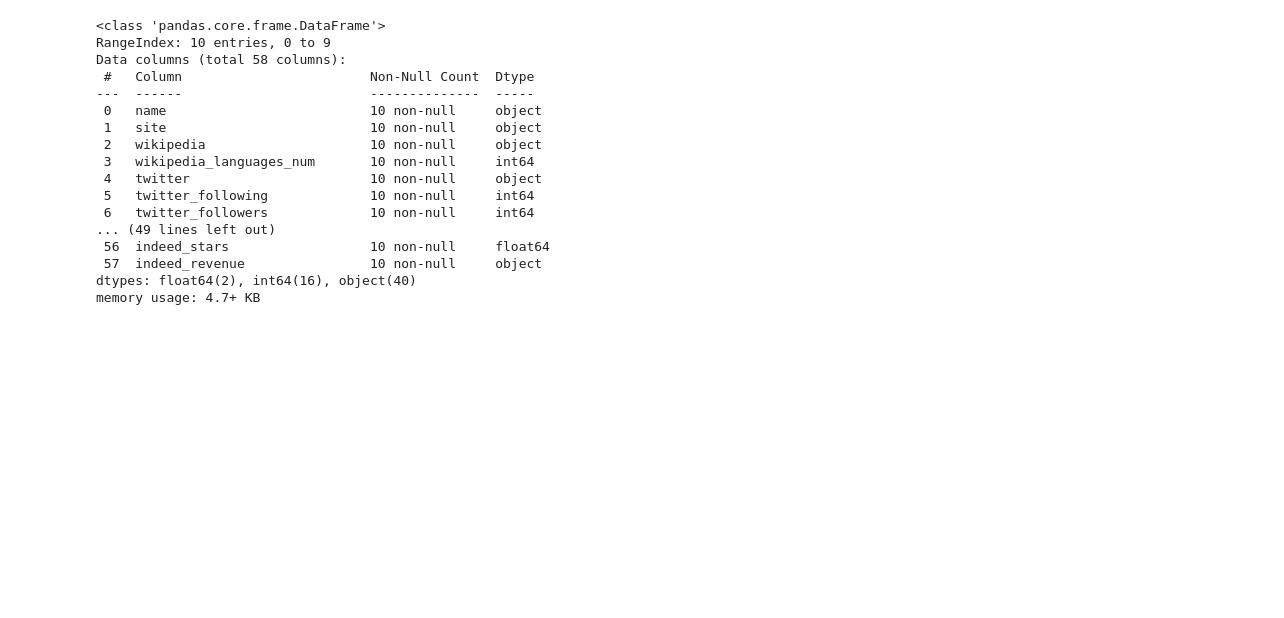
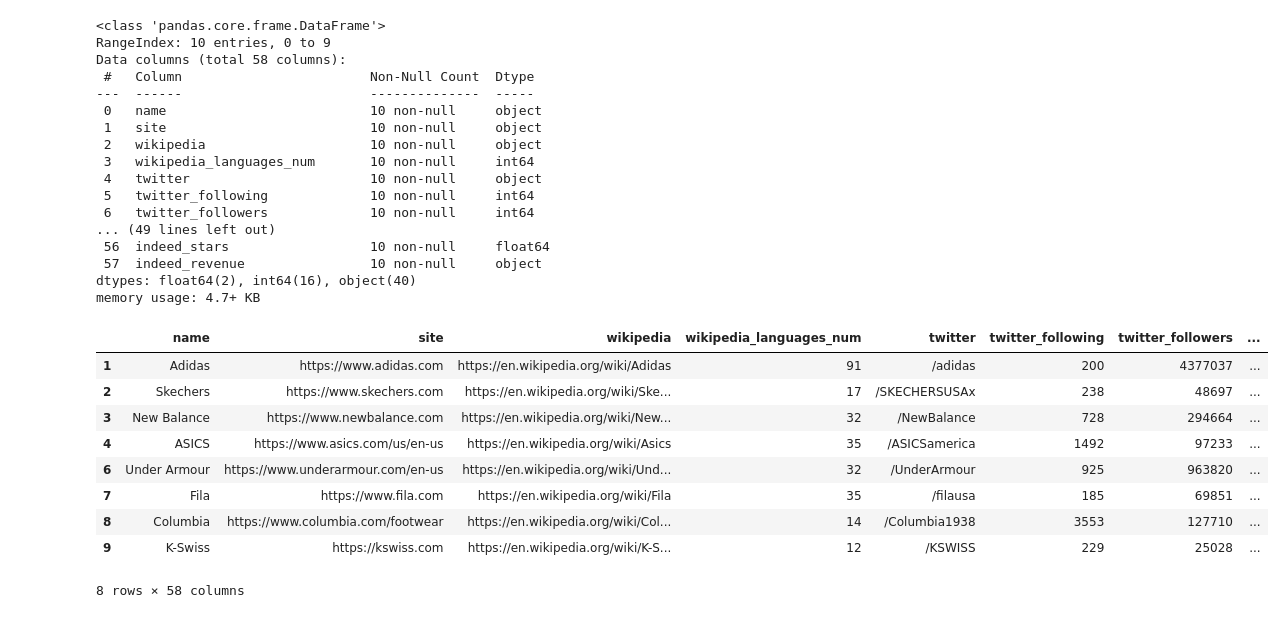
Before and after one commit to MariyaYu/Lesson_1, a Jupyter notebook: Untitled12.ipynb, the cells around one changed output. Drawn from its saved outputs; the diff is of its cells as text; code cells hidden in the pictures; blank space fills up the shorter version.

```diff
--- a/Untitled12.ipynb
+++ b/Untitled12.ipynb
@@ -45,0 +48,15 @@ memory usage: 4.7+ KB
+# %%
+data[data["twitter_following"]>120]
+# мы задаем, чтобы twitter_following было больше 120, и те строки, где меньше не выводятся (например в выведенных данных отсутствует строка 5,
+# где twitter_following было равно 63)
+# %% [output]
+|  | name | site | wikipedia | wikipedia_languages_num | twitter | twitter_following | twitter_followers | ... |
+| 1 | Adidas | https://www.adidas.com | https://en.wikipedia.org/wiki/Adidas | 91 | /adidas | 200 | 4377037 | ... |
+| 2 | Skechers | https://www.skechers.com | https://en.wikipedia.org/wiki/Ske... | 17 | /SKECHERSUSAx | 238 | 48697 | ... |
+| 3 | New Balance | https://www.newbalance.com | https://en.wikipedia.org/wiki/New... | 32 | /NewBalance | 728 | 294664 | ... |
+| 4 | ASICS | https://www.asics.com/us/en-us | https://en.wikipedia.org/wiki/Asics | 35 | /ASICSamerica | 1492 | 97233 | ... |
+| 6 | Under Armour | https://www.underarmour.com/en-us | https://en.wikipedia.org/wiki/Und... | 32 | /UnderArmour | 925 | 963820 | ... |
+| 7 | Fila | https://www.fila.com | https://en.wikipedia.org/wiki/Fila | 35 | /filausa | 185 | 69851 | ... |
+| 8 | Columbia | https://www.columbia.com/footwear | https://en.wikipedia.org/wiki/Col... | 14 | /Columbia1938 | 3553 | 127710 | ... |
+| 9 | K-Swiss | https://kswiss.com | https://en.wikipedia.org/wiki/K-S... | 12 | /KSWISS | 229 | 25028 | ... |
+8 rows × 58 columns
```
Also changed, not shown: parts of 2 cells of this notebook.
